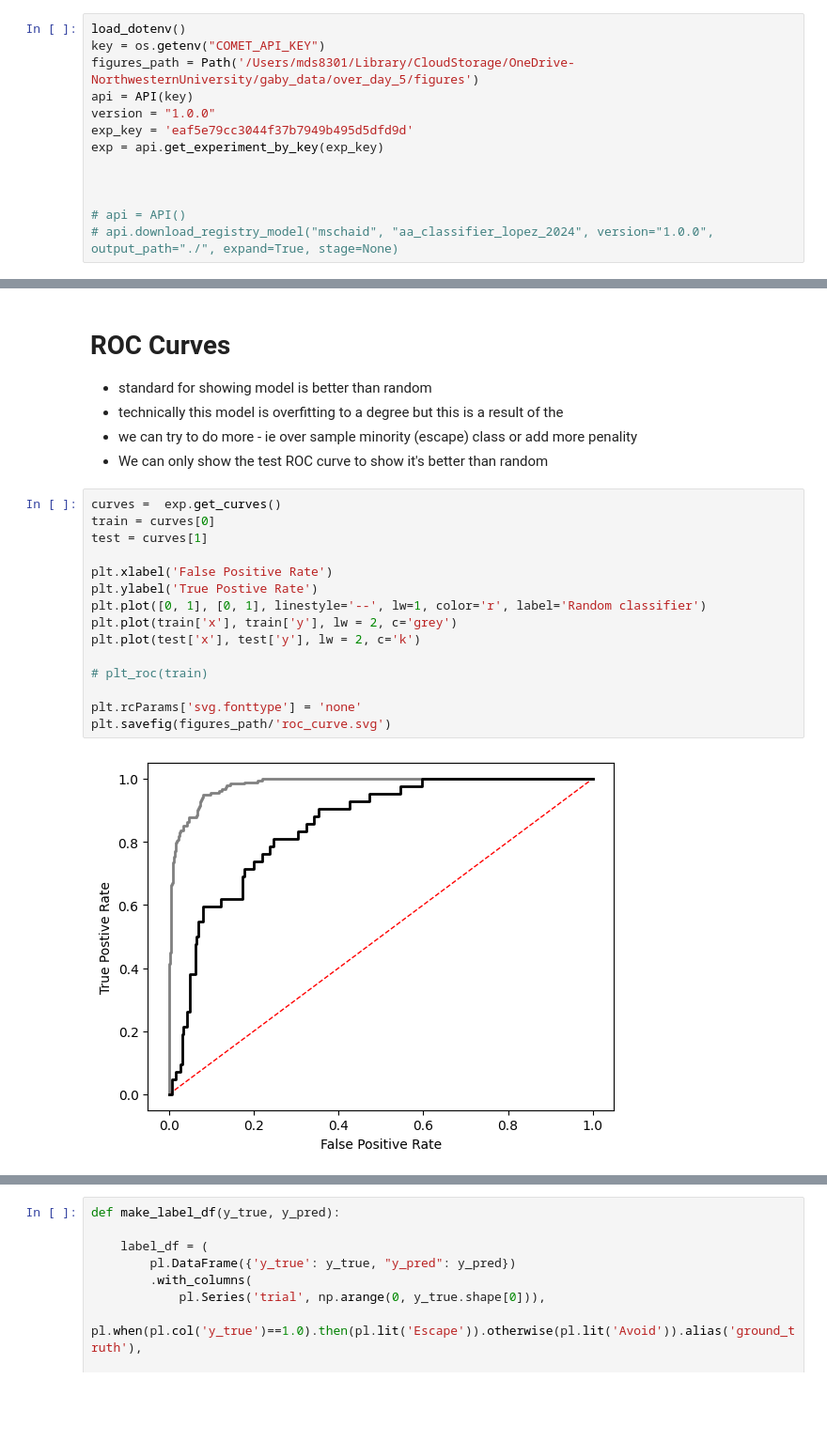
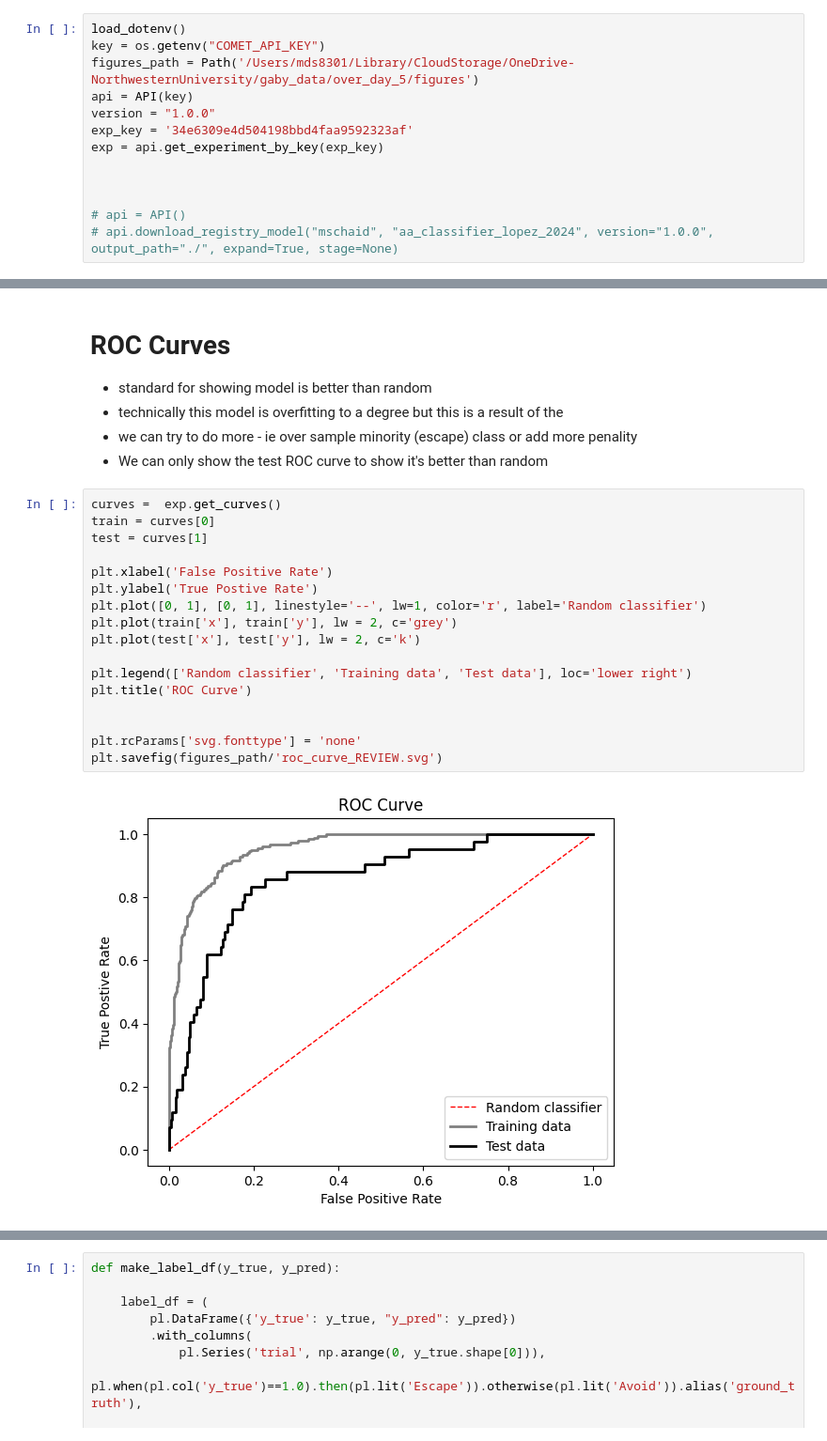
Before and after one commit to Mschaid/transphorm, a Jupyter notebook: reports/final_aa_classifier.ipynb, the cells around one changed output, grey strips where cells are left out. Shown: that part at 94% size. Cells and saved outputs as stored; diff of their text form; blank space fills up the shorter version.

```diff
--- a/reports/final_aa_classifier.ipynb
+++ b/reports/final_aa_classifier.ipynb
@@ -38,7 +35,7 @@ key = os.getenv("COMET_API_KEY")
 figures_path = Path('/Users/mds8301/Library/CloudStorage/OneDrive-NorthwesternUniversity/gaby_data/over_day_5/figures')
 api = API(key)
 version = "1.0.0"
-exp_key = 'eaf5e79cc3044f37b7949b495d5dfd9d'
+exp_key = '34e6309e4d504198bbd4faa9592323af'
 exp = api.get_experiment_by_key(exp_key)
 
 
@@ -143,18 +140,20 @@ agg_df
 # %%
 curves =  exp.get_curves()
 train = curves[0]
 test = curves[1]
 
 plt.xlabel('False Positive Rate')
 plt.ylabel('True Postive Rate')
 plt.plot([0, 1], [0, 1], linestyle='--', lw=1, color='r', label='Random classifier')
 plt.plot(train['x'], train['y'], lw = 2, c='grey')
 plt.plot(test['x'], test['y'], lw = 2, c='k')
 
-# plt_roc(train)
+plt.legend(['Random classifier', 'Training data', 'Test data'], loc='lower right')
+plt.title('ROC Curve')
+
 
 plt.rcParams['svg.fonttype'] = 'none'
-plt.savefig(figures_path/'roc_curve.svg')
+plt.savefig(figures_path/'roc_curve_REVIEW.svg')
 # %% [output]
-[figure, old version]
+[figure, new version]
 # %%
```
Also changed, not shown: parts of 8 cells of this notebook, 5 other files.
